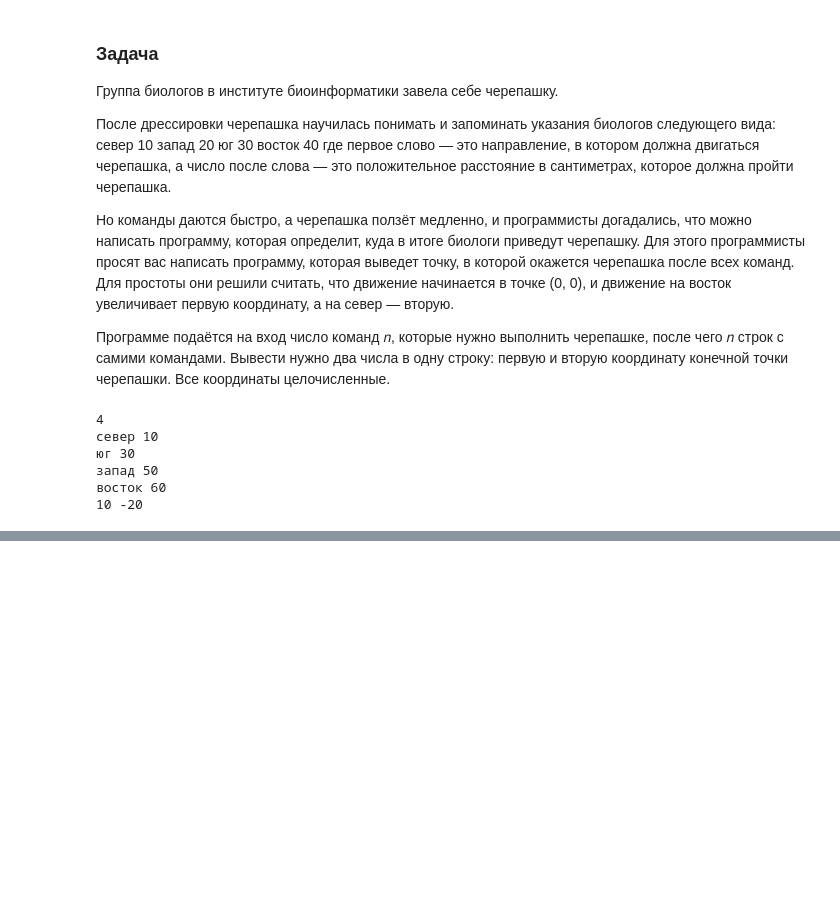
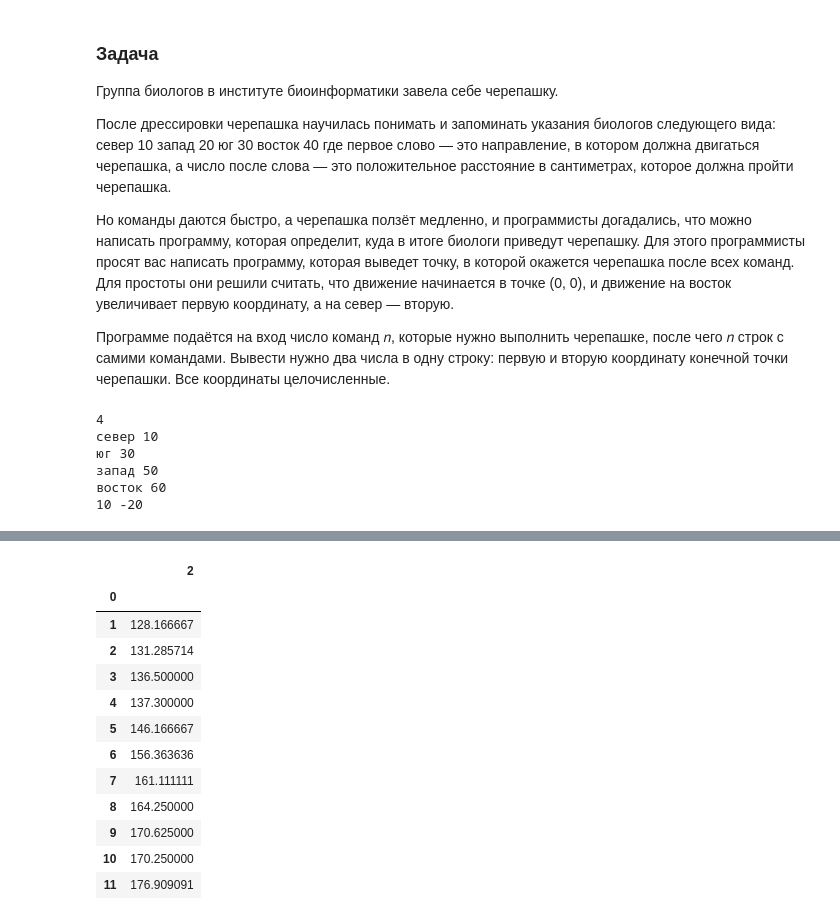
Before and after one commit to driapitek/stepik_python, a Jupyter notebook: notebooks/part3.ipynb, the cells around one changed output, grey strips where cells are left out. Cells and saved outputs as stored; diff of their text form; code cells hidden in the pictures; blank space fills up the shorter version.

```diff
--- a/notebooks/part3.ipynb
+++ b/notebooks/part3.ipynb
@@ -621,0 +706,20 @@ print(first, second, sep=" ")
+# %%
+import pandas as pd
+rf = pd.read_csv('dataset_3380_5 (1).txt', header=None,  sep='\t')
+#print(rf)
+#print(list(rf.columns.values))
+rf.groupby(0).mean()
+# %% [output]
+|  | 2 |
+| 0 |  |
+| 1 | 128.166667 |
+| 2 | 131.285714 |
+| 3 | 136.500000 |
+| 4 | 137.300000 |
+| 5 | 146.166667 |
+| 6 | 156.363636 |
+| 7 | 161.111111 |
+| 8 | 164.250000 |
+| 9 | 170.625000 |
+| 10 | 170.250000 |
+| 11 | 176.909091 |
```
Also changed, not shown: parts of 5 cells of this notebook, 1 other file.
